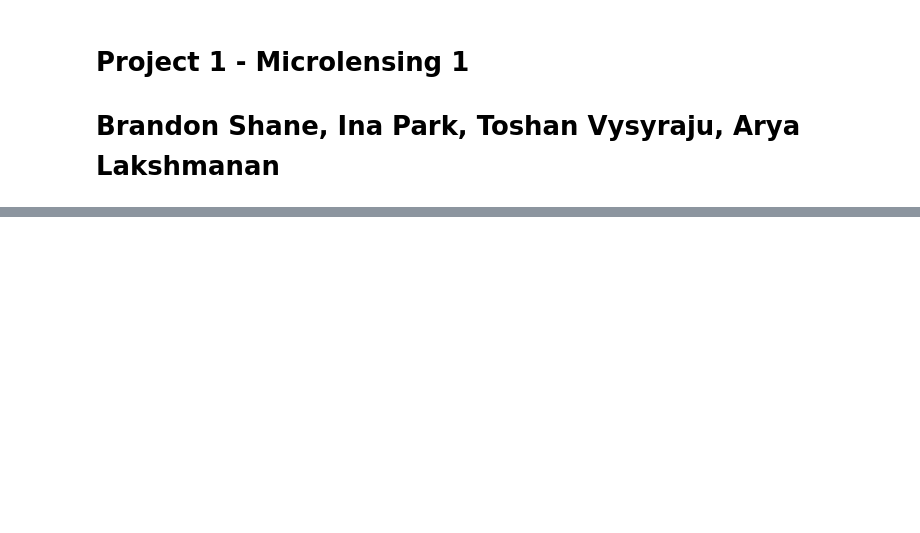
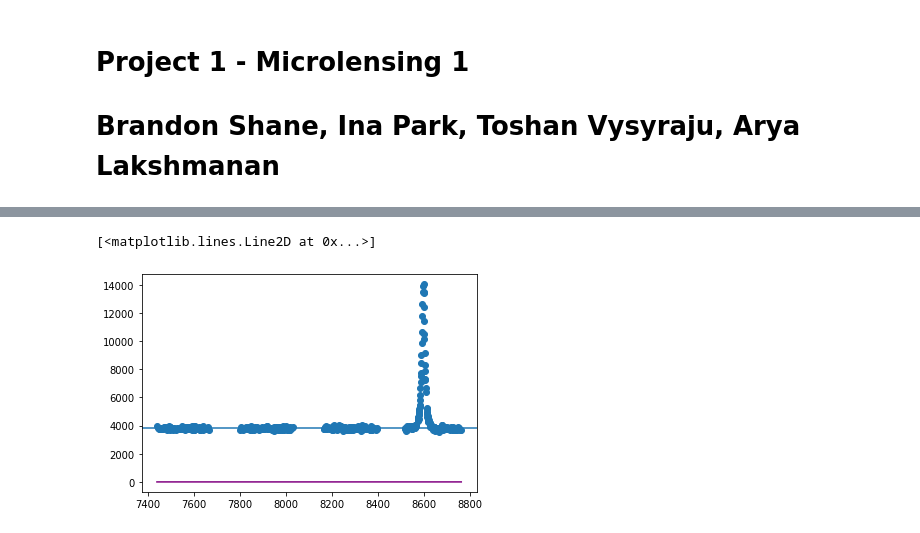
Before and after one commit to toshanv/Gravitational-Microlensing, a Jupyter notebook: project1.ipynb, the cells around one changed output, grey strips where cells are left out. Drawn from its saved outputs; the diff is of its cells as text; code cells hidden in the pictures; blank space fills up the shorter version.

```diff
--- a/project1.ipynb
+++ b/project1.ipynb
@@ -29,0 +72,15 @@ for name in names:
+# %%
+plt.scatter(x,y)
+# f_src_guess = np.nanmean(y[(x>7400) & (x<8400)])
+plt.axhline(y=f_src_guess)
+
+umin,tE = 0.036,421.250
+
+u = np.sqrt(umin**2 + (x/tE)**2)
+A = (u**2 + 2)/(u*np.sqrt(u+4))
+# A
+
+plt.plot(x,A,color='purple')
+# %% [output]
+[<matplotlib.lines.Line2D at 0x...>]
+[figure, added]
```
Also changed, not shown: parts of 5 cells of this notebook.
